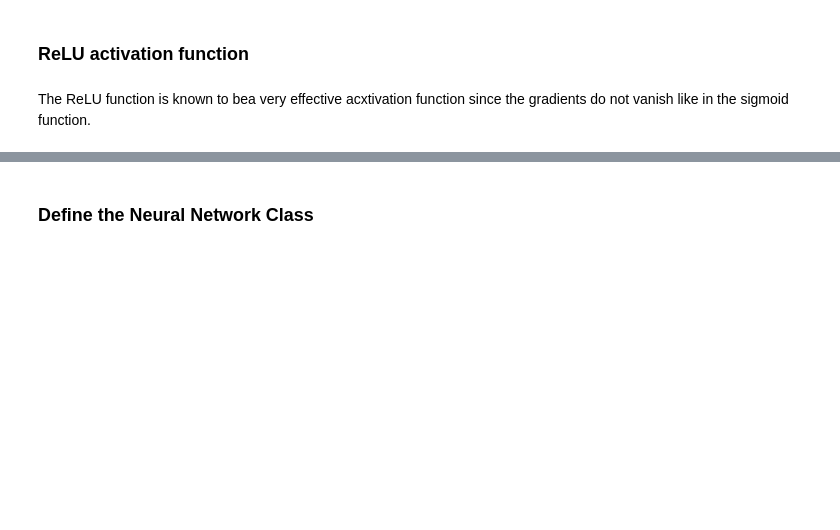
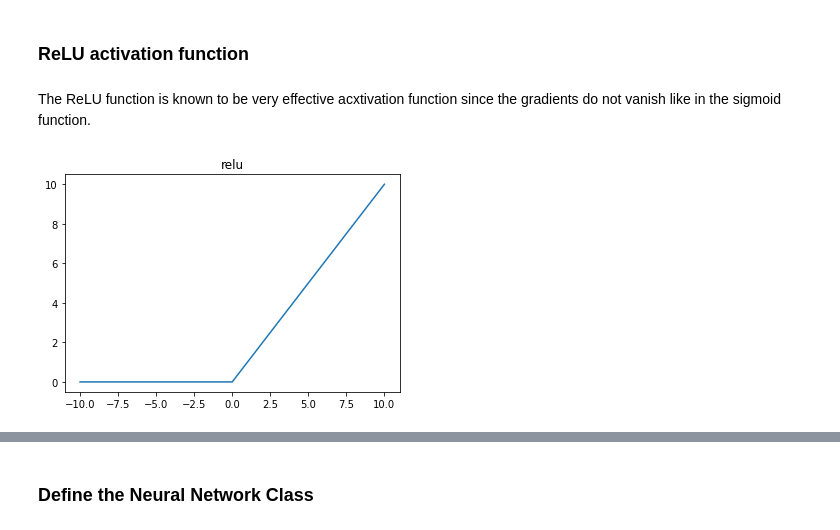
Before and after one commit to moshebeutel/DL_BIU, a Jupyter notebook: Ex2_solution_notebook.ipynb, the cells around one changed output, grey strips where cells are left out. Drawn from its saved outputs; the diff is of its cells as text; code cells hidden in the pictures; blank space fills up the shorter version.

Commit message:
notebook. gradients implemented not integrated

```diff
--- a/Ex2_solution_notebook.ipynb
+++ b/Ex2_solution_notebook.ipynb
@@ -315,7 +276,7 @@ In this section a neural network will be defined and trained.
 # %% [markdown]
 ### ReLU activation function
 # %% [markdown]
-The ReLU function is known to bea very effective acxtivation function since the gradients do not vanish like in the sigmoid function.
+The ReLU function is known to be very effective acxtivation function since the gradients do not vanish like in the sigmoid function.
 # %%
 def relu(x):
     return np.maximum(x, 0)
@@ -325,3 +286,10 @@ def relu_derivative(x):
     y = np.zeros_like(x)
     y[x > 0] = 1
     return y
+# %%
+z = np.linspace(-10, 10, 101)  # generate 101 points evenly spaced samples on the interval [-10, 10]
+s = relu(z)  # apply relu
+plt.plot(z, s)
+plt.title('relu');
+# %% [output]
+[figure, added]
```
Also changed, not shown: parts of 106 cells of this notebook.
